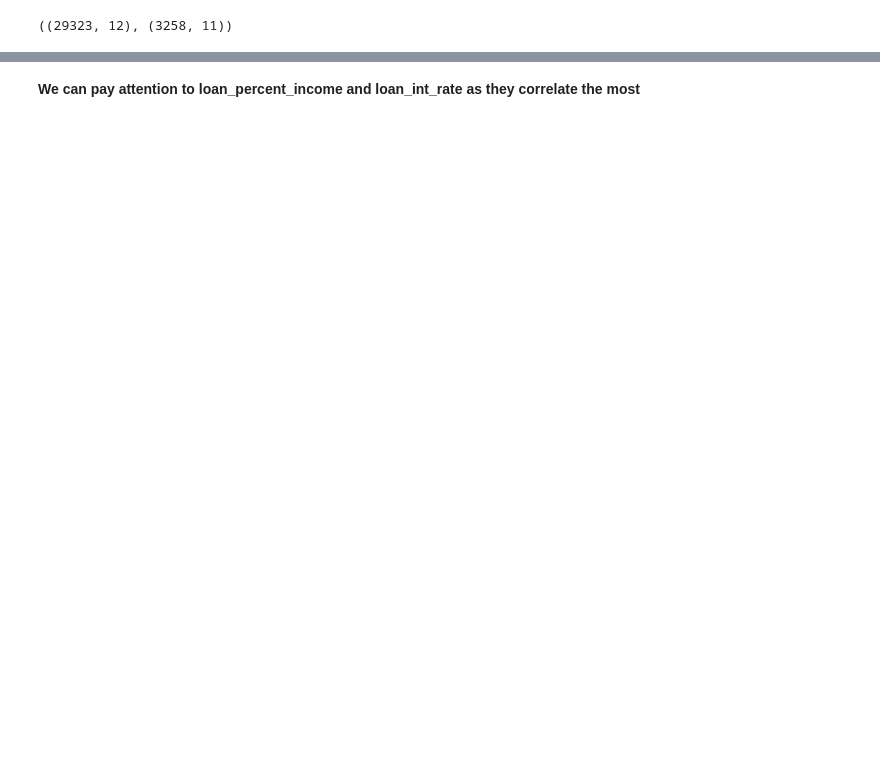
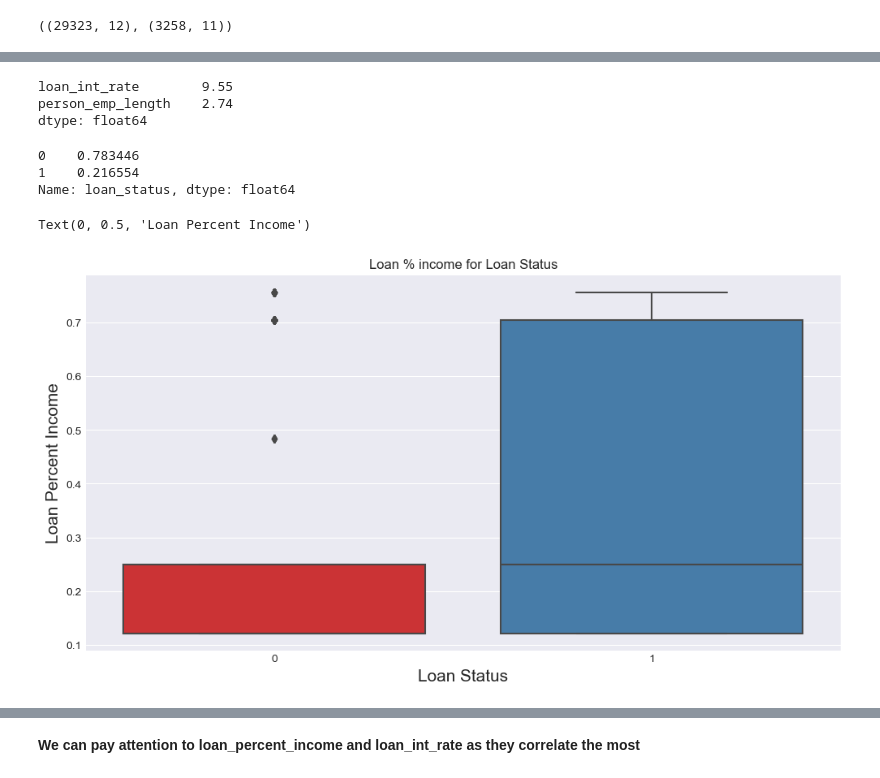
Before and after one commit to Fyly8/Credit_risk, a Jupyter notebook: 1_Kaggle-credit-risk-eda-model.ipynb, the cells around one changed output, grey strips where cells are left out. Saved outputs shown, nothing was run; the diff lists cells and outputs as text; code cells hidden in the pictures; blank space fills up the shorter version.

```diff
--- a/1_Kaggle-credit-risk-eda-model.ipynb
+++ b/1_Kaggle-credit-risk-eda-model.ipynb
@@ -252,0 +317,8 @@ df.corrwith(df['loan_status']).sort_values(axis=0, ascending = False) # by defau
+# %%
+train['bin_loan_percent_income'] = pd.cut(train['loan_percent_income'],bins = 5, labels = ['1','2',' 3', '4', '5'])
+train_cat = train.select_dtypes(include = ['object', 'category'])
+# %%
+from category_encoders import TargetEncoder
+encoder = TargetEncoder()
+train['encoded_q_loan_percent_income'] = encoder.fit_transform(train['q_loan_percent_income'], train['loan_status'])
+train['encoded_q_loan_percent_income']
@@ -252,0 +338,3 @@ df.corrwith(df['loan_status']).sort_values(axis=0, ascending = False) # by defau
+# %%
+train['encoded_bin_loan_percent_income'] = encoder.fit_transform(train['bin_loan_percent_income'], train['loan_status'])
+train['encoded_bin_loan_percent_income']
@@ -252,0 +357,26 @@ df.corrwith(df['loan_status']).sort_values(axis=0, ascending = False) # by defau
+# %%
+null_values = (train.isnull().sum().sort_values(ascending = False)*100 / len(train)).round(2)
+null_values[null_values >0.00]
+# %% [output]
+loan_int_rate        9.55
+person_emp_length    2.74
+dtype: float64
+# %%
+# Fill Null values with mean as they are only in numerical columns and outliers are already removed
+train.fillna(train.mean(), inplace = True)
+# %%
+train['loan_status'].value_counts(normalize = True)
+# %% [output]
+0    0.783446
+1    0.216554
+Name: loan_status, dtype: float64
+# %%
+q = train[['loan_status', 'encoded_bin_loan_percent_income']]
+f, ax = plt.subplots(figsize = (12, 6));
+sns.boxplot(x = 'loan_status', y = 'encoded_bin_loan_percent_income', data = q, palette = 'Set1')
+plt.title('Loan % income for Loan Status')
+plt.xlabel('Loan Status', fontsize = 15)
+plt.ylabel('Loan Percent Income', fontsize = 15)
+# %% [output]
+Text(0, 0.5, 'Loan Percent Income')
+[figure, added]
```
Also changed, not shown: parts of 139 cells of this notebook.
